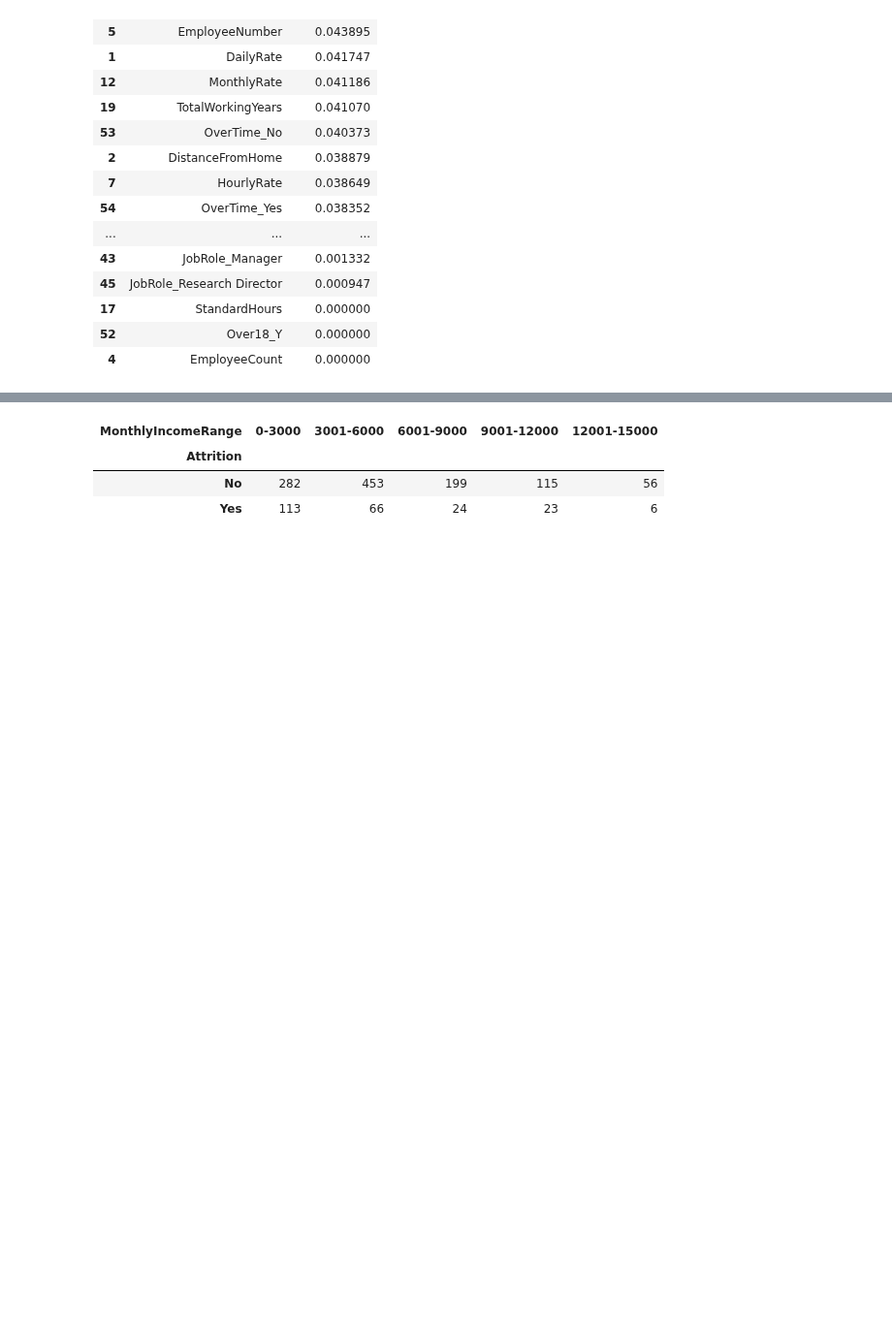
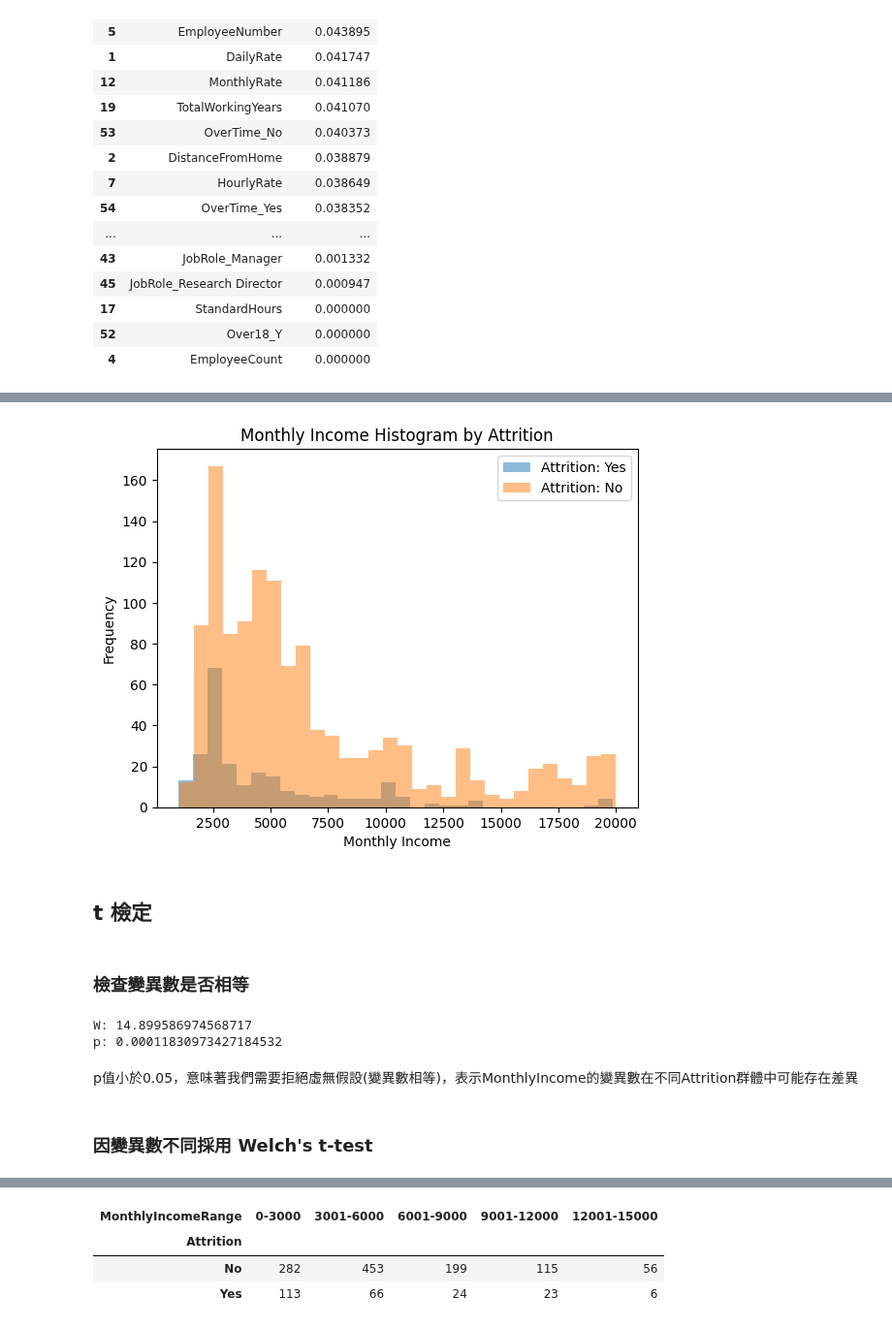
Before and after one commit to whats2000/coding-stuff-I-make-from-learning, a Jupyter notebook: Pythons/statistic/Employee Attrition/project.ipynb, the cells around one changed output, grey strips where cells are left out. Shown at 97% size. Drawn from its saved outputs; the diff is of its cells as text; code cells hidden in the pictures; blank space fills up the shorter version.

```diff
--- a/Pythons/statistic/Employee Attrition/project.ipynb
+++ b/Pythons/statistic/Employee Attrition/project.ipynb
@@ -127,0 +146,30 @@ feature_importances
+# %%
+plt.hist(df_leave['MonthlyIncome'], bins=30, alpha=0.5, label='Attrition: Yes')
+plt.hist(df_stay['MonthlyIncome'], bins=30, alpha=0.5, label='Attrition: No')
+plt.legend(loc='upper right')
+plt.title('Monthly Income Histogram by Attrition')
+plt.xlabel('Monthly Income')
+plt.ylabel('Frequency')
+plt.show()
+# %% [output]
+[figure, added]
+# %% [markdown]
+## t 檢定
+# %% [markdown]
+### 檢查變異數是否相等
+# %%
+from scipy.stats import levene
+
+# 執行方差齊性檢驗
+w, p = levene(df_leave['MonthlyIncome'], df_stay['MonthlyIncome'])
+
+# 輸出 W 值與 p 值
+print('W:', w)
+print('p:', p)
+# %% [output]
+W: 14.899586974568717
+p: 0.00011830973427184532
+# %% [markdown]
+p值小於0.05，意味著我們需要拒絕虛無假設(變異數相等)，表示MonthlyIncome的變異數在不同Attrition群體中可能存在差異
+# %% [markdown]
+### 因變異數不同採用 Welch's t-test
```
Also changed, not shown: parts of 35 cells of this notebook.
